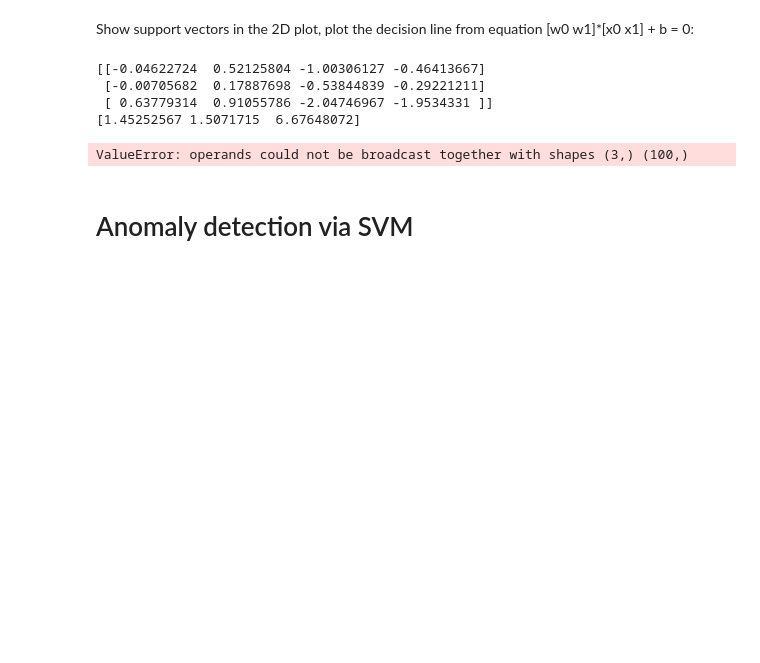
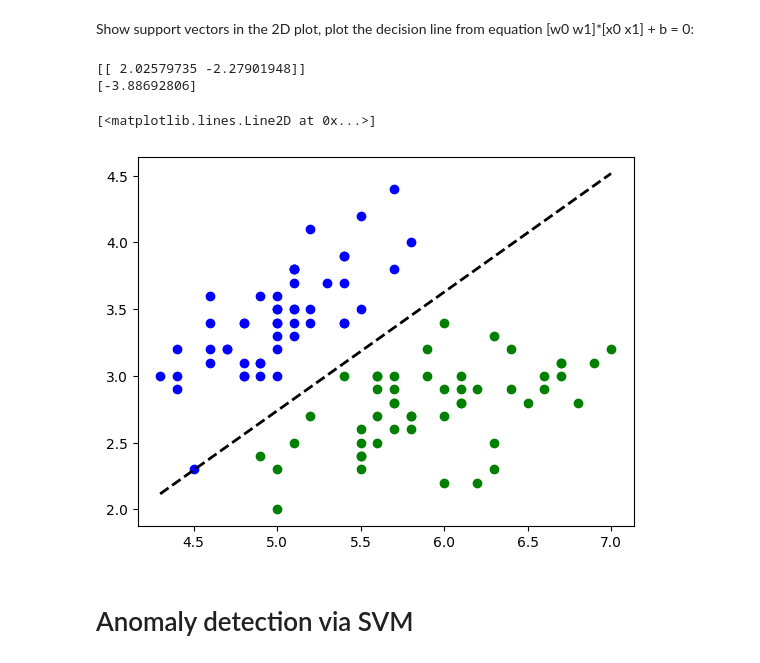
Before and after one commit to xknobm00/MPA-MLF, a Jupyter notebook: CV2.ipynb, the cells around one changed output. Saved outputs shown, nothing was run; the diff lists cells and outputs as text; code cells hidden in the pictures; blank space fills up the shorter version.

```diff
--- a/CV2.ipynb
+++ b/CV2.ipynb
@@ -82,23 +92,22 @@ Show support vectors in the 2D plot, plot the decision line from equation [w0 w1
 # %%
 supvectors=SVMmodel_1.support_vectors_
 
-W=SVMmodel.coef_
-b=SVMmodel.intercept_
+W=SVMmodel_1.coef_
+b=SVMmodel_1.intercept_
 print(W)
 print(b)
 
 import numpy as np
 x1=np.linspace(np.min(X[:,0]),np.max(X[:,0]),100)
-x2=-b / W[0,1] - W[0,0] / W[0,1] * x1
+x2 = -b/W[0,1]-W[0,0]/W[0,1]*x1
 plt.scatter(X[y==0,0], X[y==0,1], color='blue')
 plt.scatter(X[y==1,0], X[y==1,1], color='green')
-plt.scatter(x1,x2, color='black')
+plt.plot(x1, x2, color='black', linewidth=2, linestyle='dashed')
 # %% [output]
-[[-0.04622724  0.52125804 -1.00306127 -0.46413667]
- [-0.00705682  0.17887698 -0.53844839 -0.29221211]
- [ 0.63779314  0.91055786 -2.04746967 -1.9534331 ]]
-[1.45252567 1.5071715  6.67648072]
+[[ 2.02579735 -2.27901948]]
+[-3.88692806]
-ValueError: operands could not be broadcast together with shapes (3,) (100,)
+[<matplotlib.lines.Line2D at 0x...>]
+[figure, added]
 # %% [markdown]
 # Anomaly detection via SVM
 # %% [markdown]
```
Also changed, not shown: parts of 4 cells of this notebook.
